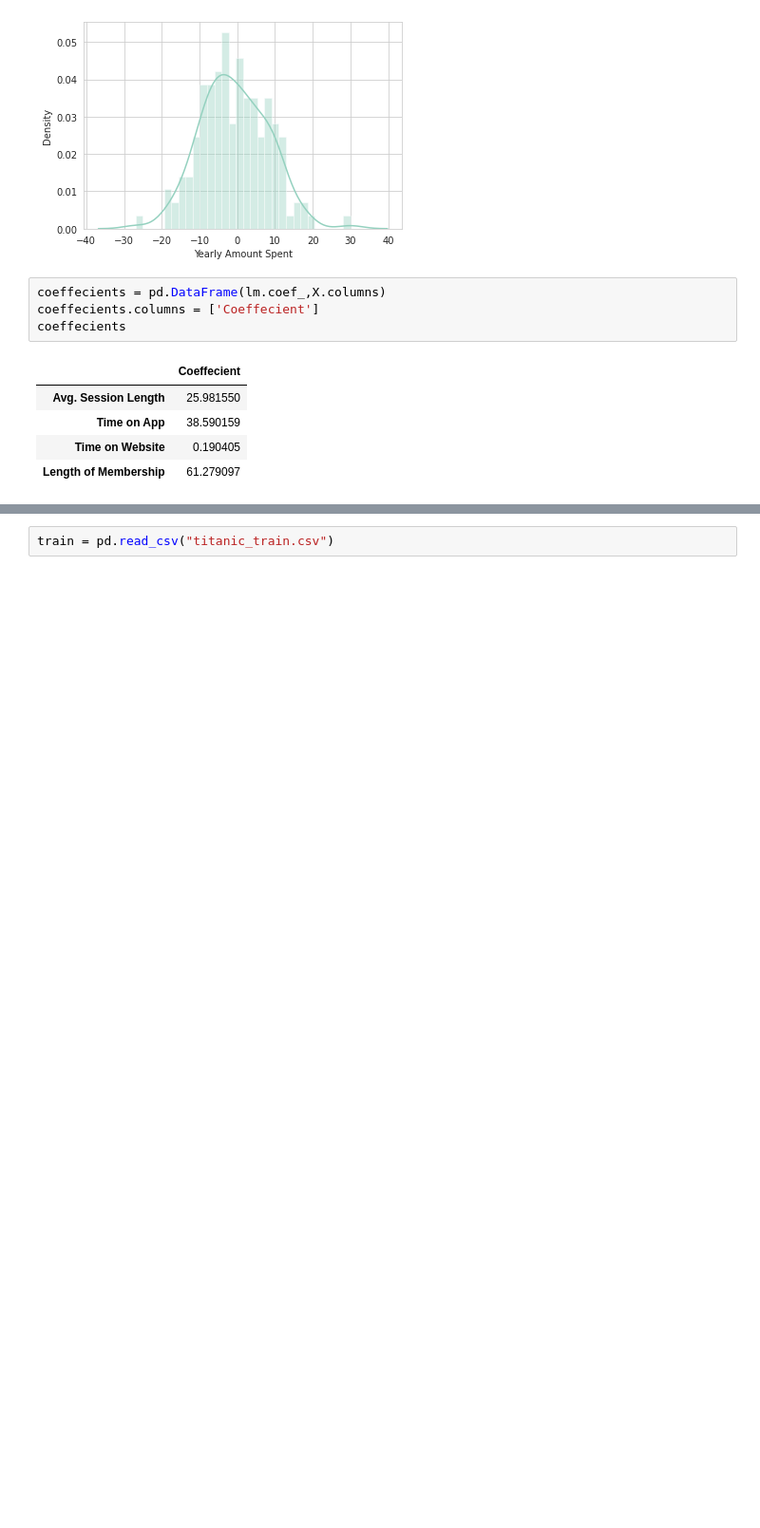
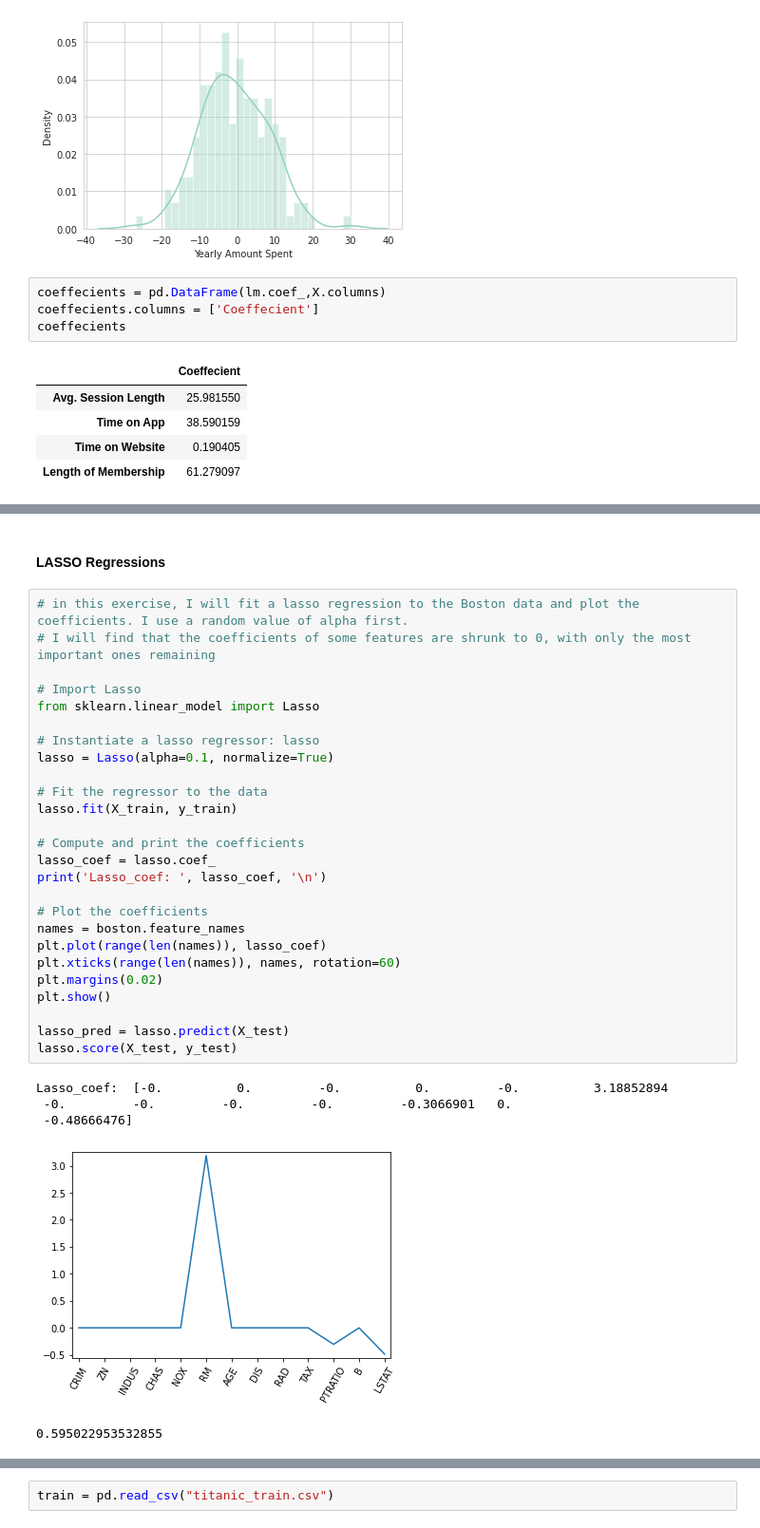
Before and after one commit to smaa8221/Machine-learning, a Jupyter notebook: Old Practice/My_Practice_ML.ipynb, the cells around one changed output, grey strips where cells are left out. Shown at 95% size. Drawn from its saved outputs; the diff is of its cells as text; blank space fills up the shorter version.

```diff
--- a/Old Practice/My_Practice_ML.ipynb
+++ b/Old Practice/My_Practice_ML.ipynb
@@ -248,0 +396,34 @@ coeffecients
+# %% [markdown]
+#### LASSO Regressions
+# %%
+# in this exercise, I will fit a lasso regression to the Boston data and plot the coefficients. I use a random value of alpha first.
+# I will find that the coefficients of some features are shrunk to 0, with only the most important ones remaining
+
+# Import Lasso
+from sklearn.linear_model import Lasso
+
+# Instantiate a lasso regressor: lasso
+lasso = Lasso(alpha=0.1, normalize=True)
+
+# Fit the regressor to the data
+lasso.fit(X_train, y_train)
+
+# Compute and print the coefficients
+lasso_coef = lasso.coef_
+print('Lasso_coef: ', lasso_coef, '\n')
+
+# Plot the coefficients
+names = boston.feature_names
+plt.plot(range(len(names)), lasso_coef)
+plt.xticks(range(len(names)), names, rotation=60)
+plt.margins(0.02)
+plt.show()
+
+lasso_pred = lasso.predict(X_test)
+lasso.score(X_test, y_test)
+# %% [output]
+Lasso_coef:  [-0.          0.         -0.          0.         -0.          3.18852894
+ -0.         -0.         -0.         -0.         -0.3066901   0.
+ -0.48666476]
+[figure, added]
+0.595022953532855
```
Also changed, not shown: parts of 125 cells of this notebook.
